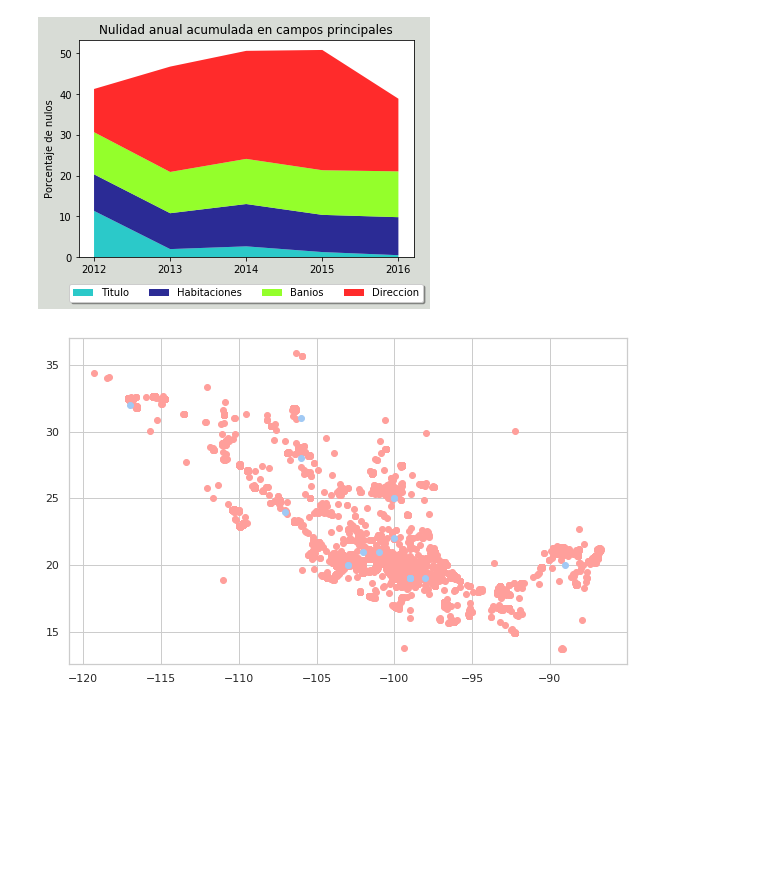
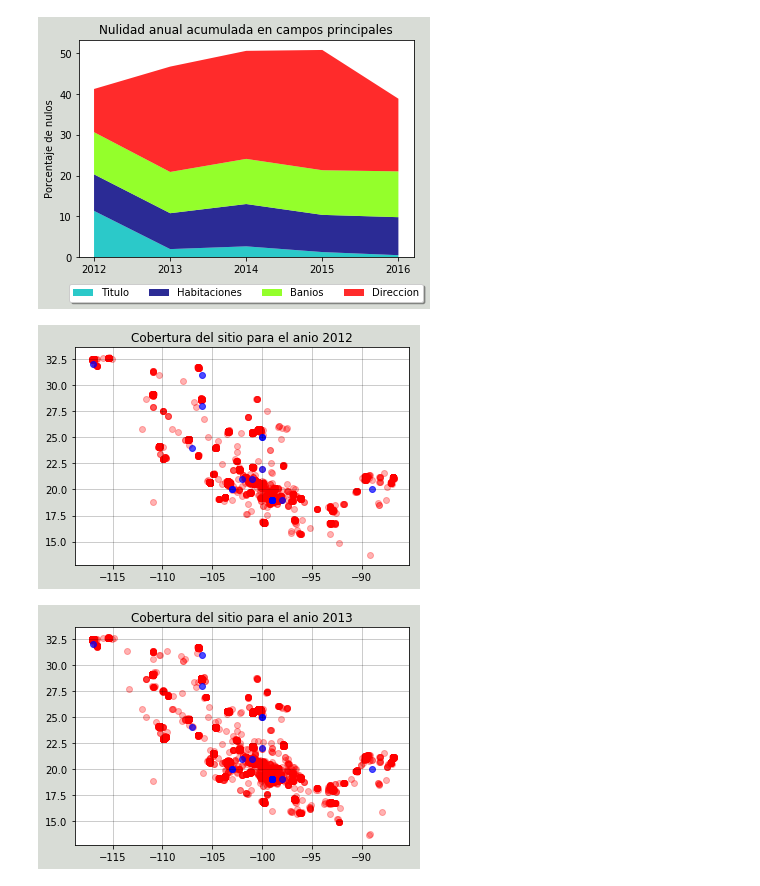
Before and after one commit to lorenzolgz/orgadatostp1, a Jupyter notebook: Análisis_Lolo.ipynb, the cells around one changed output. Saved outputs shown, nothing was run; the diff lists cells and outputs as text; code cells hidden in the pictures; blank space fills up the shorter version.

Commit message:
Cobertura de la plataforma anio a anio (por coordenadas)

```diff
--- a/Análisis_Lolo.ipynb
+++ b/Análisis_Lolo.ipynb
@@ -243,33 +243,55 @@ plt.show()
 # %% [output]
 [figure]
 # %%
-#Coordeandas en el df
-coordenadas = df.loc[:,["lat","lng"]]
+#Armo funcion para graficar en el plano
 
-#Remuevo las nulas (son un monton)
-coordenadas = coordenadas.dropna()
+def graficar_plano(coordenadas, anio):
 
-coordenadas_ok = coordenadas.loc[(coordenadas['lat'] < 50) & (coordenadas['lat'] > 13)
-                                &(coordenadas['lng'] < -80) & (coordenadas['lng'] > -120)]
+    fondo = plt.figure()
+    fondo.patch.set_facecolor('xkcd:light grey')
+    plt.title('Cobertura del sitio para el anio '+anio)
 
-#Asigno en ejes
-y = coordenadas_ok['lat']
-x = coordenadas_ok['lng']
+    #Asigno en ejes
+    y = coordenadas['lat']
+    x = coordenadas['lng']
 
-#Ploteo en rojo
-plt.scatter(x, y, color = "r")
+    #Ploteo en rojo
+    plt.scatter(x, y, color = "r", alpha = 0.30)
 
 
-#Importo coordenadas (algunas) de mexico
-mex = pd.read_csv("mapa/mexico.csv")
+    #Importo coordenadas (algunas) de mexico
+    mex = pd.read_csv("mapa/mexico.csv")
 
-#Asigno ejes
-y2 = mex['lat']
-x2 = mex['len']
+    #Asigno ejes
+    y2 = mex['lat']
+    x2 = mex['len']
 
-#Ploteo en azul
-plt.scatter(x2, y2, color = 'b')
+    #Ploteo en azul
+    plt.scatter(x2, y2, color = 'b', alpha = 0.70)
 
-plt.show()
+    plt.grid(color='black', linestyle='-', linewidth=1, alpha = 0.2)
+
+    plt.show()
-# %% [output]
-[figure, removed]
+# %%
+#Me quedo con las coordenadas
+df['anio'] = pd.to_datetime(df['fecha']).dt.year
+
+coordenadas = df.loc[:,["lat","lng","anio"]]
+
+#Remuevo las nulas (son un monton)
+coordenadas = coordenadas.dropna()
+
+#Filtro solo coordenadas que pertenezcan al area de mexico
+coordenadas_ok = coordenadas.loc[(coordenadas['lat'] < 50) & (coordenadas['lat'] > 13)
+                                &(coordenadas['lng'] < -80) & (coordenadas['lng'] > -120)]
+# %%
+coordenadas_al_2012 = coordenadas_ok.loc[coordenadas_ok['anio'] == 2012]
+graficar_plano(coordenadas_al_2012, '2012')
+# %% [output]
+[figure, added]
+# %%
+coordenadas_al_2013 = coordenadas_ok.loc[(coordenadas_ok['anio'] == 2013) |
+                                         (coordenadas_ok['anio'] == 2012)]
+graficar_plano(coordenadas_al_2013, '2013')
+# %% [output]
+[figure, added]
```
Also changed, not shown: parts of 3 cells of this notebook, 1 other file.
